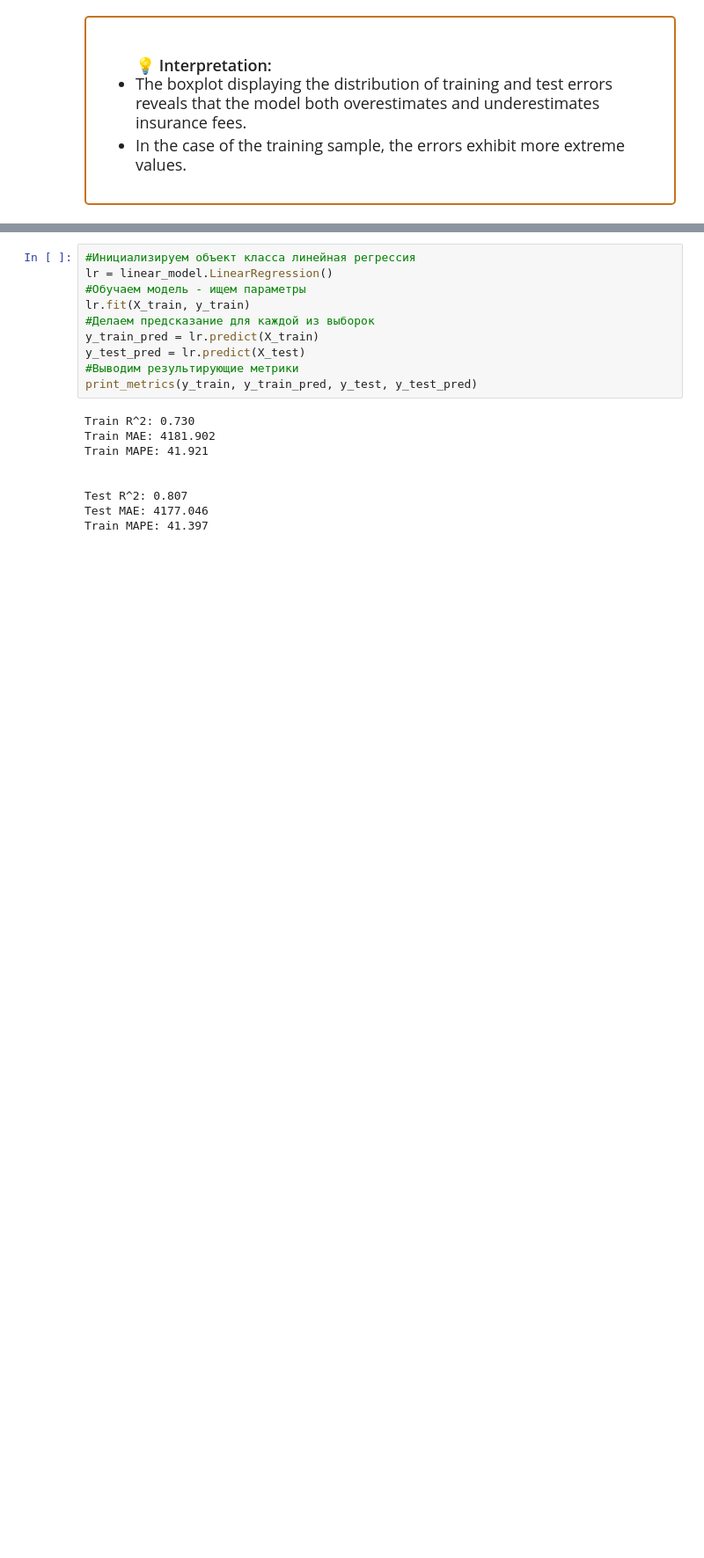
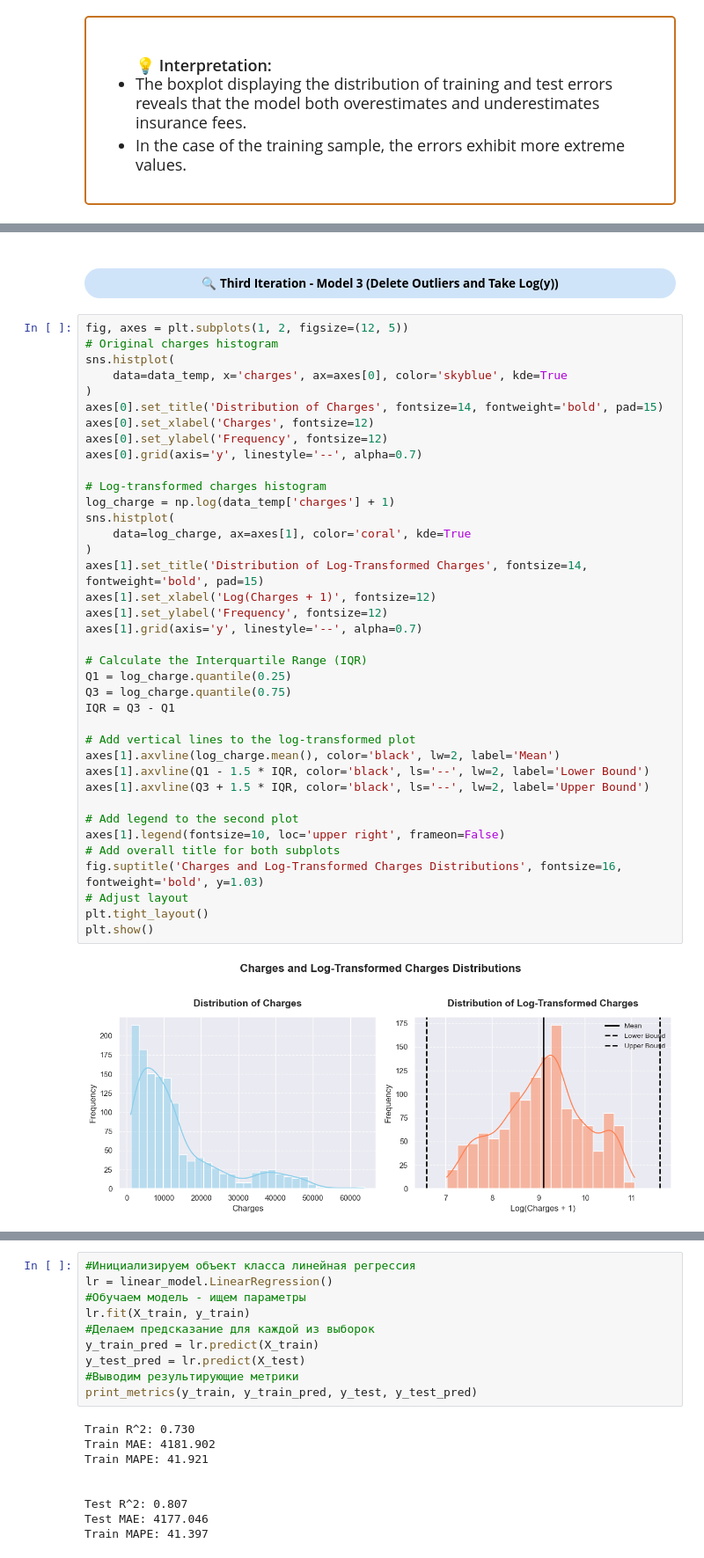
Before and after one commit to akramkhal/KaggleProjects, a Jupyter notebook: MedicalCosts/insurance.ipynb.ipynb, the cells around one changed output, grey strips where cells are left out. Shown at 88% size. Cells and saved outputs as stored; diff of their text form; blank space fills up the shorter version.

```diff
--- a/MedicalCosts/insurance.ipynb.ipynb
+++ b/MedicalCosts/insurance.ipynb.ipynb
@@ -933,0 +961,43 @@ print(np.round(lr_model.intercept_, 2))
+# %% [markdown]
+<a id="chapter6a"></a>
+#### <div style="text-align:center; border-radius:30px 30px; padding:7px; color:black; margin:0; font-size:90%; font-family:Pacifico; background-color:#d0e4f9; overflow:hidden"><b> 🔍 Third Iteration - Model 3 (Delete Outliers and Take Log(y)) </b></div>
+# %%
+fig, axes = plt.subplots(1, 2, figsize=(12, 5))
+# Original charges histogram
+sns.histplot(
+    data=data_temp, x='charges', ax=axes[0], color='skyblue', kde=True
+)
+axes[0].set_title('Distribution of Charges', fontsize=14, fontweight='bold', pad=15)
+axes[0].set_xlabel('Charges', fontsize=12)
+axes[0].set_ylabel('Frequency', fontsize=12)
+axes[0].grid(axis='y', linestyle='--', alpha=0.7)
+
+# Log-transformed charges histogram
+log_charge = np.log(data_temp['charges'] + 1)
+sns.histplot(
+    data=log_charge, ax=axes[1], color='coral', kde=True
+)
+axes[1].set_title('Distribution of Log-Transformed Charges', fontsize=14, fontweight='bold', pad=15)
+axes[1].set_xlabel('Log(Charges + 1)', fontsize=12)
+axes[1].set_ylabel('Frequency', fontsize=12)
+axes[1].grid(axis='y', linestyle='--', alpha=0.7)
+
+# Calculate the Interquartile Range (IQR)
+Q1 = log_charge.quantile(0.25)
+Q3 = log_charge.quantile(0.75)
+IQR = Q3 - Q1
+
+# Add vertical lines to the log-transformed plot
+axes[1].axvline(log_charge.mean(), color='black', lw=2, label='Mean')
+axes[1].axvline(Q1 - 1.5 * IQR, color='black', ls='--', lw=2, label='Lower Bound')
+axes[1].axvline(Q3 + 1.5 * IQR, color='black', ls='--', lw=2, label='Upper Bound')
+
+# Add legend to the second plot
+axes[1].legend(fontsize=10, loc='upper right', frameon=False)
+# Add overall title for both subplots
+fig.suptitle('Charges and Log-Transformed Charges Distributions', fontsize=16, fontweight='bold', y=1.03)
+# Adjust layout
+plt.tight_layout()
+plt.show()
+# %% [output]
+[figure, added]
```
Also changed, not shown: parts of 11 cells of this notebook.
